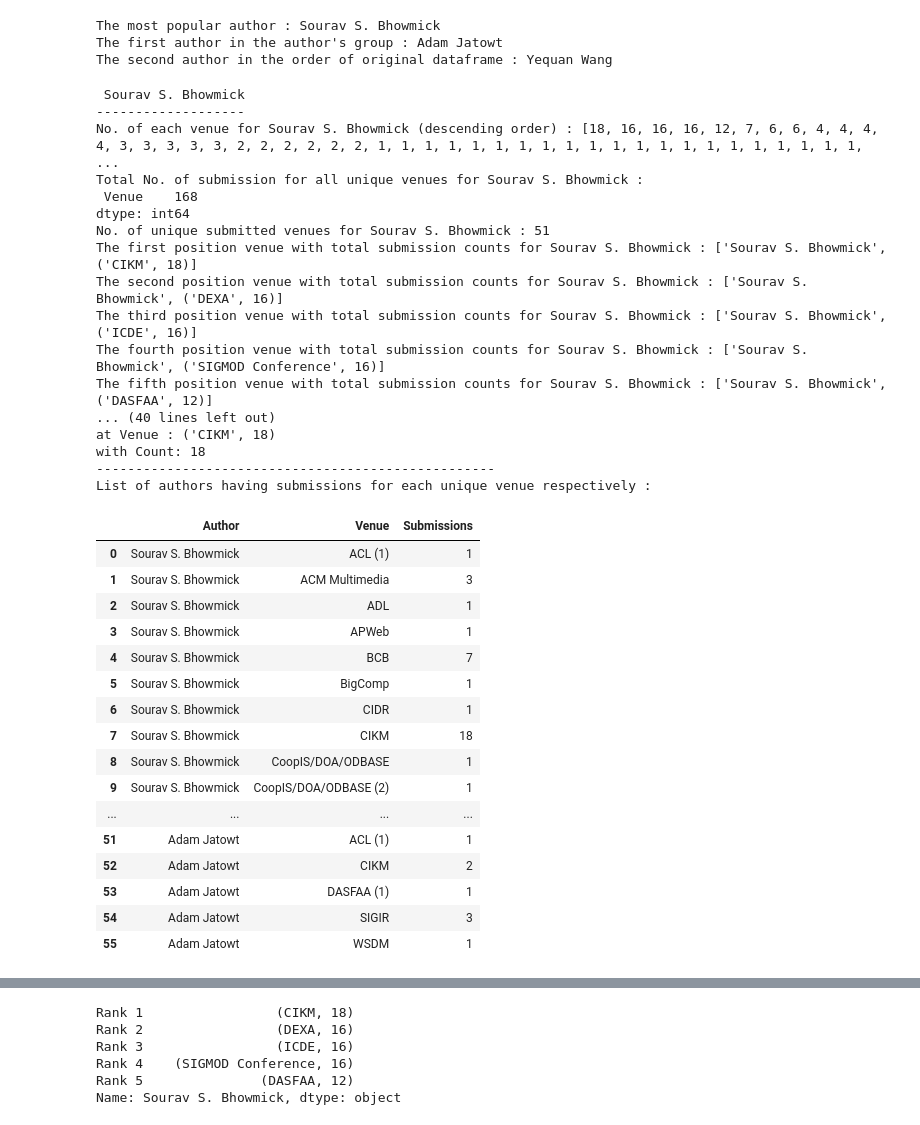
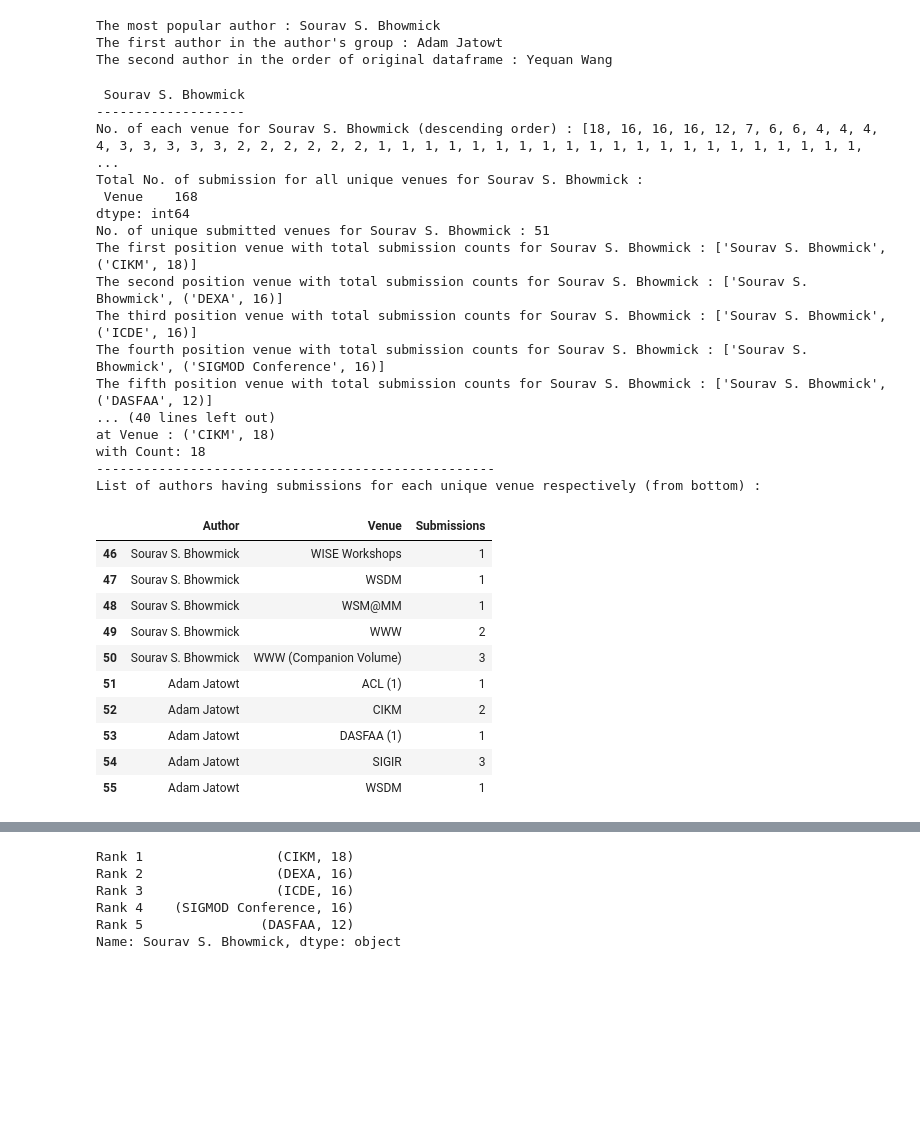
Before and after one commit to samaujs/Network-Science, a Jupyter notebook: dblp/xml_preprocessing_conferences.ipynb, the cells around one changed output, grey strips where cells are left out. Saved outputs shown, nothing was run; the diff lists cells and outputs as text; code cells hidden in the pictures; blank space fills up the shorter version.

```diff
--- a/dblp/xml_preprocessing_conferences.ipynb
+++ b/dblp/xml_preprocessing_conferences.ipynb
@@ -299,47 +306,41 @@ for author in authors:
     print(authors_rank_df)
     print("--------------------" + author + "--------------------")
 
     # Create for authors having submissions for each venue respectively
     tmp_author_submissions_df = pd.DataFrame({'Author': author, 'Venue': unique_venues, 'Submissions': counts})
     author_submissions_df = author_submissions_df.append(tmp_author_submissions_df, ignore_index=True)
 
 print("-------------- Get info from index 4 --------------")
 print("Author :", authors_rank_df.iloc[0])
 print("at Venue :", authors_rank_df.iloc[0][1])
 print("with Count:", authors_rank_df.iloc[0][1][1])
 print("---------------------------------------------------")
-print("List of authors having submissions for each unique venue respectively :")
-author_submissions_df
+print("List of authors having submissions for each unique venue respectively (from bottom) :")
+author_submissions_df.tail(10)
 # %% [output]
  Sourav S. Bhowmick
 -------------------
 No. of each venue for Sourav S. Bhowmick (descending order) : [18, 16, 16, 16, 12, 7, 6, 6, 4, 4, 4, 4, 3, 3, 3, 3, 3, 2, 2, 2, 2, 2, 2, 1, 1, 1, 1, 1, 1, 1, 1, 1, 1, 1, 1, 1, 1, 1, 1, 1, 1, 1, 1, 1,  ...
 Total No. of submission for all unique venues for Sourav S. Bhowmick :
  Venue    168
 dtype: int64
 No. of unique submitted venues for Sourav S. Bhowmick : 51
 The first position venue with total submission counts for Sourav S. Bhowmick : ['Sourav S. Bhowmick', ('CIKM', 18)]
 The second position venue with total submission counts for Sourav S. Bhowmick : ['Sourav S. Bhowmick', ('DEXA', 16)]
 The third position venue with total submission counts for Sourav S. Bhowmick : ['Sourav S. Bhowmick', ('ICDE', 16)]
 The fourth position venue with total submission counts for Sourav S. Bhowmick : ['Sourav S. Bhowmick', ('SIGMOD Conference', 16)]
 The fifth position venue with total submission counts for Sourav S. Bhowmick : ['Sourav S. Bhowmick', ('DASFAA', 12)]
 ... (40 lines left out)
 at Venue : ('CIKM', 18)
 with Count: 18
 ---------------------------------------------------
-List of authors having submissions for each unique venue respectively :
+List of authors having submissions for each unique venue respectively (from bottom) :
 |  | Author | Venue | Submissions |
-| 0 | Sourav S. Bhowmick | ACL (1) | 1 |
-| 1 | Sourav S. Bhowmick | ACM Multimedia | 3 |
-| 2 | Sourav S. Bhowmick | ADL | 1 |
-| 3 | Sourav S. Bhowmick | APWeb | 1 |
-| 4 | Sourav S. Bhowmick | BCB | 7 |
-| 5 | Sourav S. Bhowmick | BigComp | 1 |
-| 6 | Sourav S. Bhowmick | CIDR | 1 |
-| 7 | Sourav S. Bhowmick | CIKM | 18 |
-| 8 | Sourav S. Bhowmick | CoopIS/DOA/ODBASE | 1 |
-| 9 | Sourav S. Bhowmick | CoopIS/DOA/ODBASE (2) | 1 |
-| ... | ... | ... | ... |
+| 46 | Sourav S. Bhowmick | WISE Workshops | 1 |
+| 47 | Sourav S. Bhowmick | WSDM | 1 |
+| 48 | Sourav S. Bhowmick | WSM@MM | 1 |
+| 49 | Sourav S. Bhowmick | WWW | 2 |
+| 50 | Sourav S. Bhowmick | WWW (Companion Volume) | 3 |
 | 51 | Adam Jatowt | ACL (1) | 1 |
 | 52 | Adam Jatowt | CIKM | 2 |
 | 53 | Adam Jatowt | DASFAA (1) | 1 |
```
Also changed, not shown: parts of 15 cells of this notebook, 2 other files.
